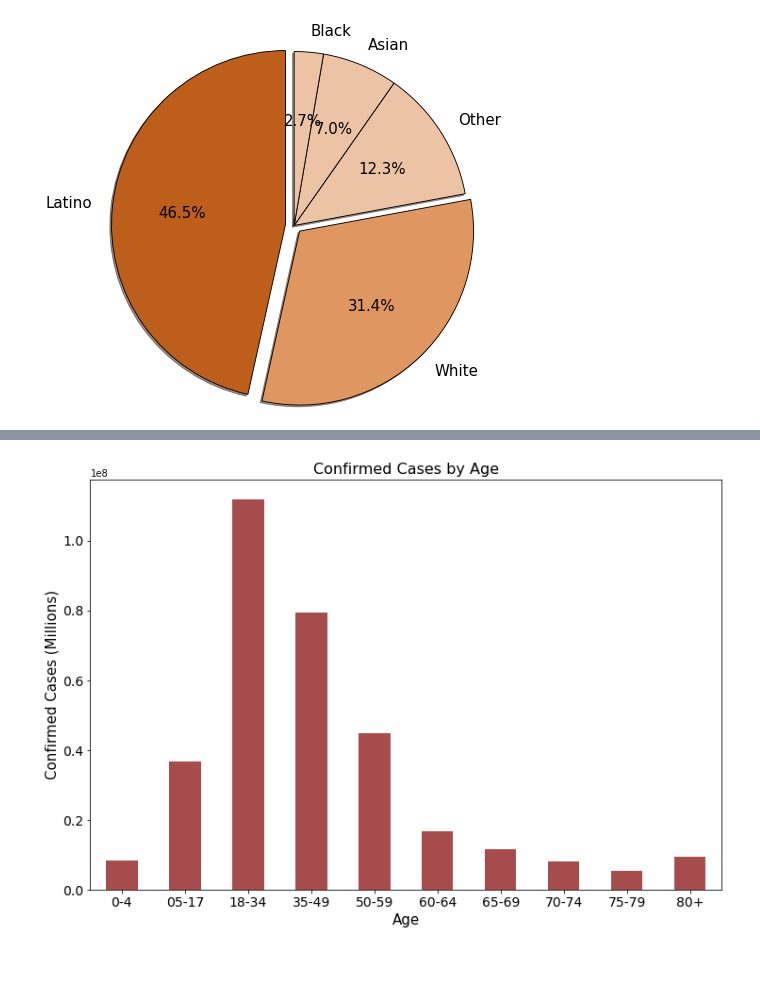
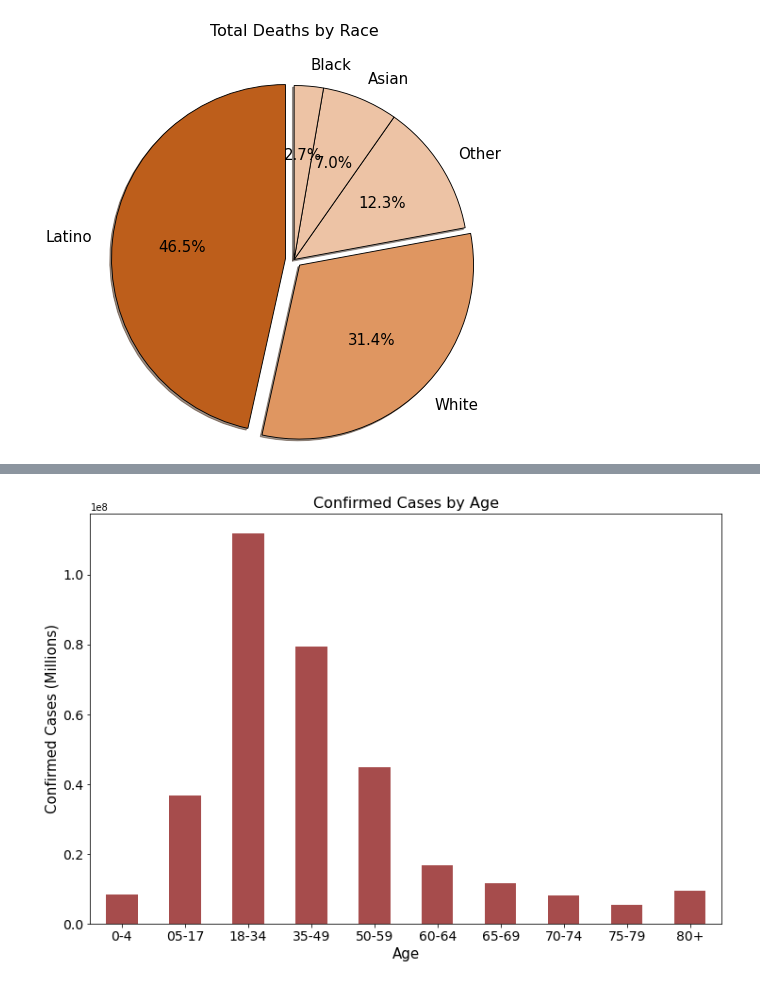
Before and after one commit to jgkiang/Joe_Rogans_Repo, a Jupyter notebook: Project1.ipynb, the cells around one changed output, grey strips where cells are left out. Drawn from its saved outputs; the diff is of its cells as text; code cells hidden in the pictures.

```diff
--- a/Project1.ipynb
+++ b/Project1.ipynb
@@ -135,22 +136,22 @@ plt.show()
 # %%
 colors = ["#bd5e1b", "#df9661", "#edc3a5", "#edc3a5", "#edc3a5"]
 plt.pie(
     deaths_by_race["deaths_total"],
     labels=labels2,
     explode=explode,
     startangle=90,
     radius=2,
     labeldistance=1.12,
     autopct="%1.1f%%",
     colors=colors,
     shadow=True,
     textprops={"fontsize": 15},
     wedgeprops={"edgecolor": "k", "linewidth": 0.9, "antialiased": True,},
 )
-
+plt.title("Total Deaths by Race", y=1.5, fontsize=16)
 plt.show()
 # %% [output]
-[figure, old version]
+[figure, new version]
 [interactive output not drawn]
 # %%
 deaths_by_age1 = deaths_by_age.groupby("age").sum()
```
Also changed, not shown: parts of 6 cells of this notebook.
